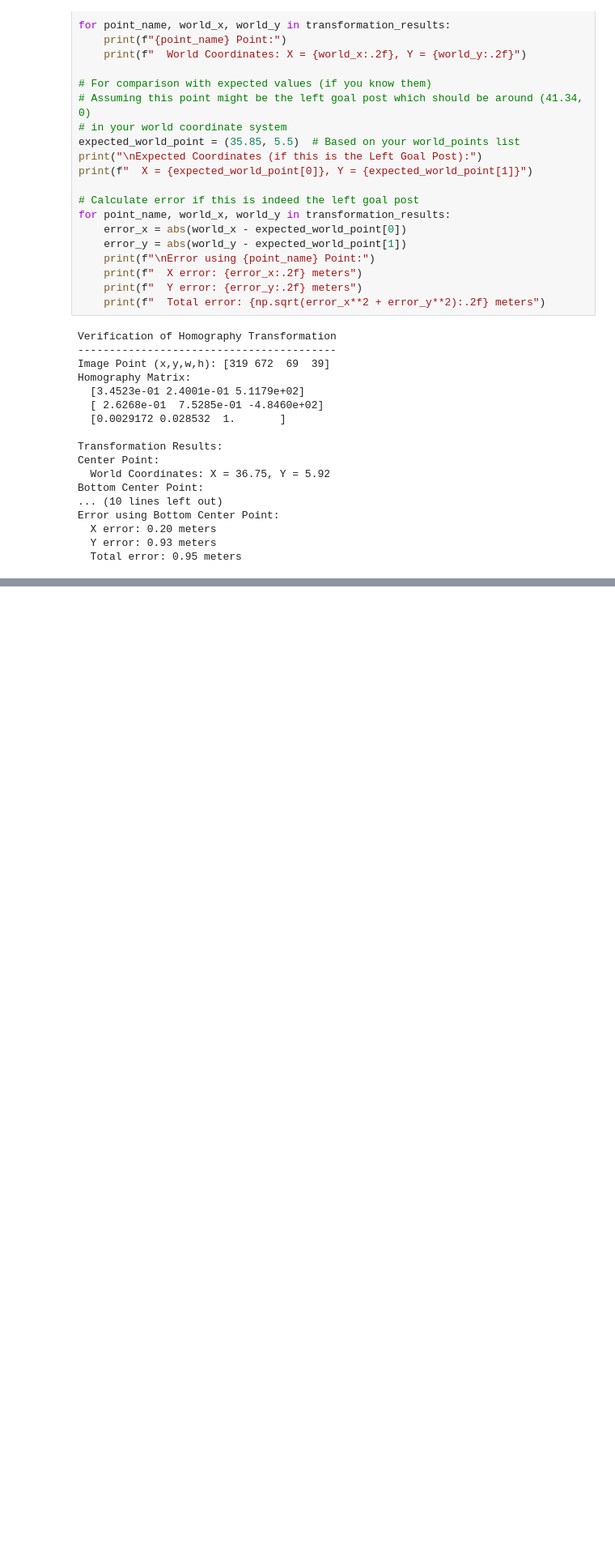
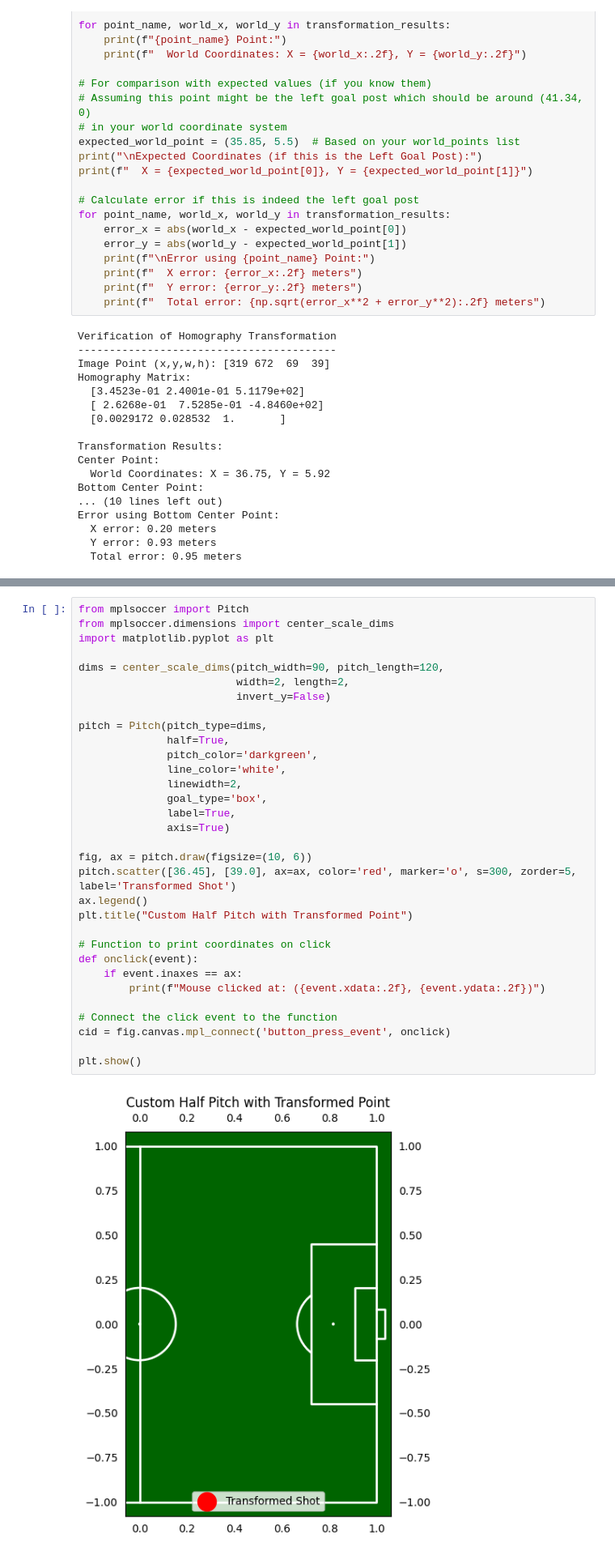
Before and after one commit to rraynnaanwar/CS-5100-proj, a Jupyter notebook: SingleFrameApproach/test.ipynb, the cells around one changed output, grey strips where cells are left out. Shown at 81% size. Drawn from its saved outputs; the diff is of its cells as text; blank space fills up the shorter version.

```diff
--- a/SingleFrameApproach/test.ipynb
+++ b/SingleFrameApproach/test.ipynb
@@ -108,0 +177,34 @@ Error using Bottom Center Point:
+# %%
+from mplsoccer import Pitch
+from mplsoccer.dimensions import center_scale_dims
+import matplotlib.pyplot as plt
+
+dims = center_scale_dims(pitch_width=90, pitch_length=120,
+                         width=2, length=2,
+                         invert_y=False)
+
+pitch = Pitch(pitch_type=dims,
+              half=True,
+              pitch_color='darkgreen',
+              line_color='white',
+              linewidth=2,
+              goal_type='box',
+              label=True,
+              axis=True)
+
+fig, ax = pitch.draw(figsize=(10, 6))
+pitch.scatter([36.45], [39.0], ax=ax, color='red', marker='o', s=300, zorder=5, label='Transformed Shot')
+ax.legend()
+plt.title("Custom Half Pitch with Transformed Point")
+
+# Function to print coordinates on click
+def onclick(event):
+    if event.inaxes == ax:
+        print(f"Mouse clicked at: ({event.xdata:.2f}, {event.ydata:.2f})")
+
+# Connect the click event to the function
+cid = fig.canvas.mpl_connect('button_press_event', onclick)
+
+plt.show()
+# %% [output]
+[figure, added]
```
Also changed, not shown: parts of 9 cells of this notebook, 1 other file.
